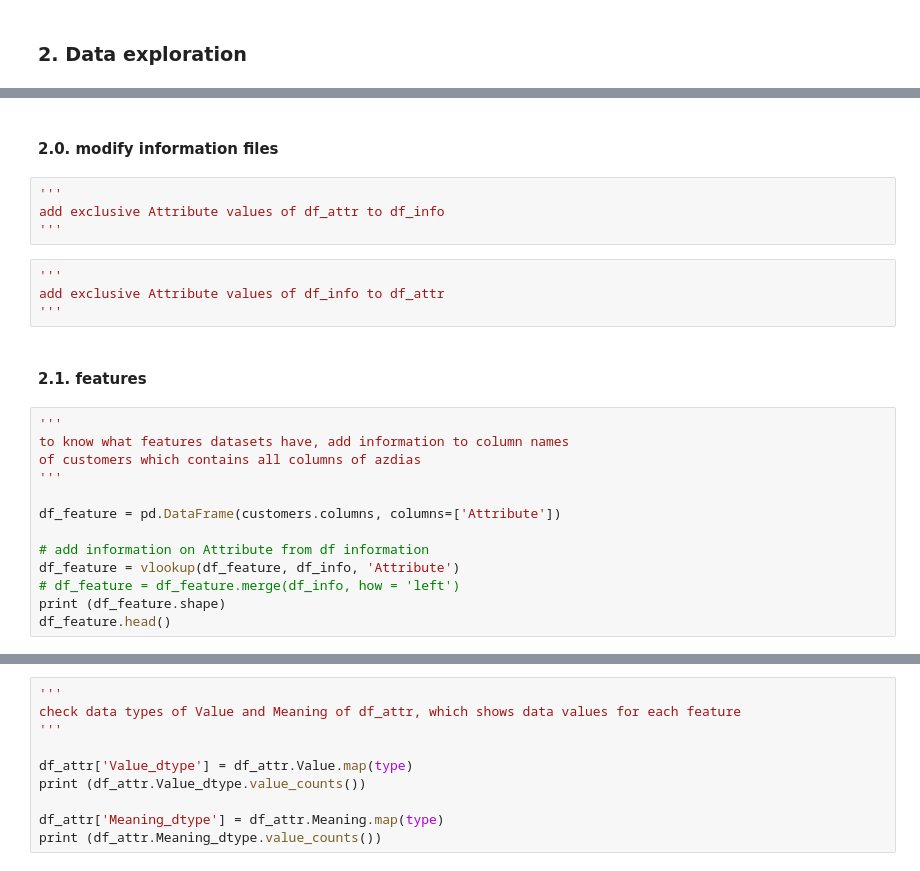
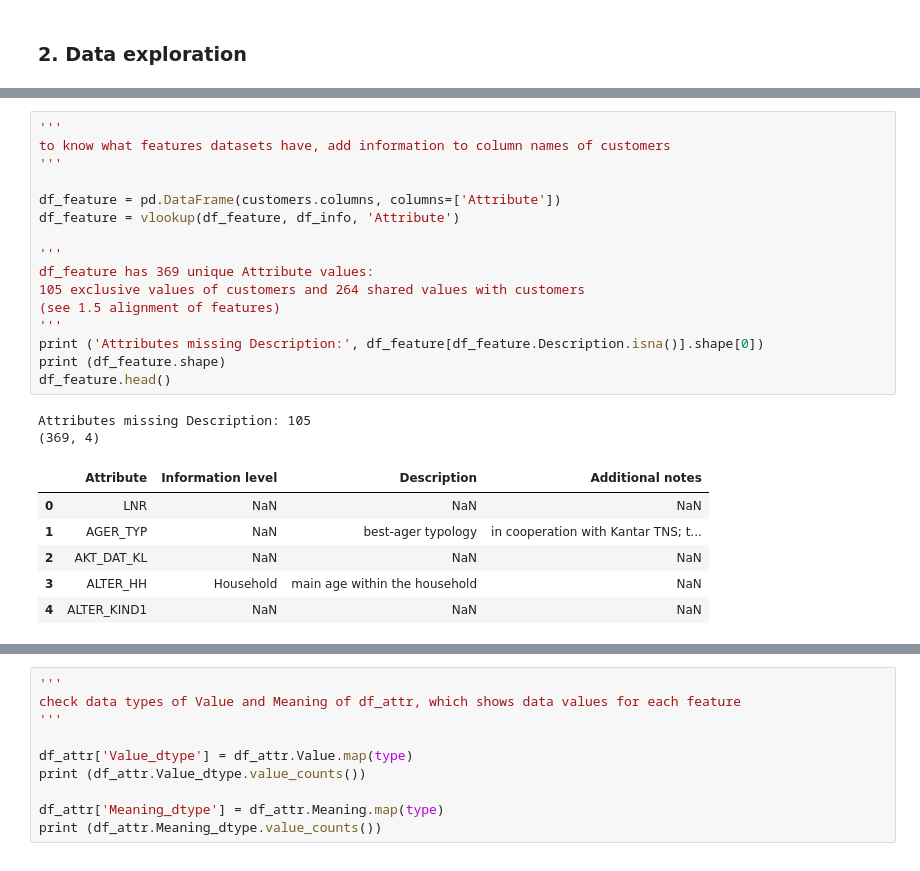
Before and after one commit to jaeyoun-chang/u_city_capstone, a Jupyter notebook: Arvato Project Workbook.ipynb, the cells around one changed output, grey strips where cells are left out. Drawn from its saved outputs; the diff is of its cells as text.

```diff
--- a/Arvato Project Workbook.ipynb
+++ b/Arvato Project Workbook.ipynb
@@ -585,27 +456,27 @@ df_attr_mg.tail(30)
-# %% [markdown]
-#### 2.0. modify information files
-# %%
-'''
-add exclusive Attribute values of df_attr to df_info
-'''
-# %%
-'''
-add exclusive Attribute values of df_info to df_attr
-'''
-# %% [markdown]
-#### 2.1. features
 # %%
 '''
-to know what features datasets have, add information to column names
-of customers which contains all columns of azdias
+to know what features datasets have, add information to column names of customers
 '''
 
 df_feature = pd.DataFrame(customers.columns, columns=['Attribute'])
+df_feature = vlookup(df_feature, df_info, 'Attribute')
 
-# add information on Attribute from df information
-df_feature = vlookup(df_feature, df_info, 'Attribute')
-# df_feature = df_feature.merge(df_info, how = 'left')
+'''
+df_feature has 369 unique Attribute values:
+105 exclusive values of customers and 264 shared values with customers
+(see 1.5 alignment of features)
+'''
+print ('Attributes missing Description:', df_feature[df_feature.Description.isna()].shape[0])
 print (df_feature.shape)
 df_feature.head()
+# %% [output]
+Attributes missing Description: 105
+(369, 4)
+|  | Attribute | Information level | Description | Additional notes |
+| 0 | LNR | NaN | NaN | NaN |
+| 1 | AGER_TYP | NaN | best-ager typology | in cooperation with Kantar TNS; t... |
+| 2 | AKT_DAT_KL | NaN | NaN | NaN |
+| 3 | ALTER_HH | Household | main age within the household | NaN |
+| 4 | ALTER_KIND1 | NaN | NaN | NaN |
 # %%
 '''
```
Also changed, not shown: parts of 38 cells of this notebook, 1 other file.
